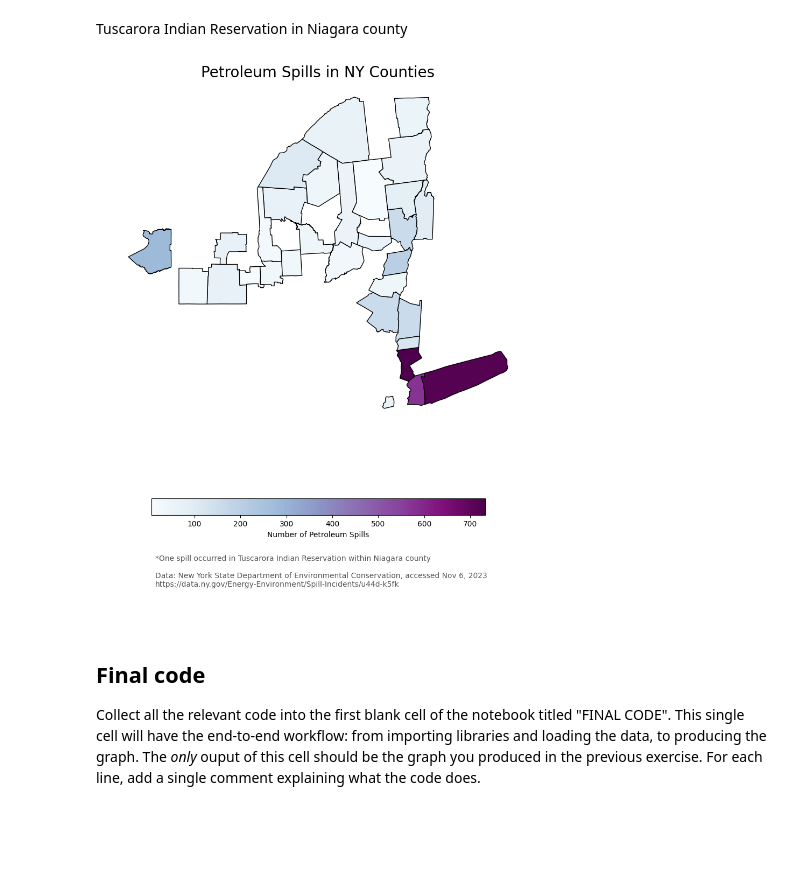
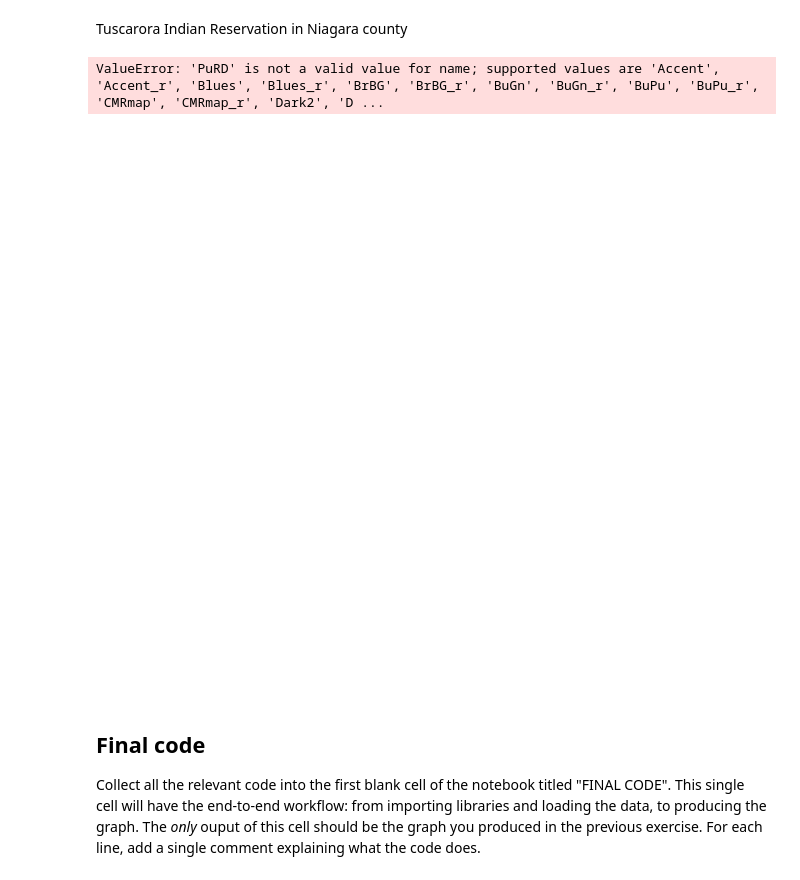
Before and after one commit to mwidas/220-assignment-3-mwidas, a Jupyter notebook: hwk3-task1-spills (1).ipynb, the cells around one changed output. Saved outputs shown, nothing was run; the diff lists cells and outputs as text; code cells hidden in the pictures; blank space fills up the shorter version.

```diff
--- a/hwk3-task1-spills (1).ipynb
+++ b/hwk3-task1-spills (1).ipynb
@@ -477,41 +686,46 @@ Your map should have (at least) the following updates:
 # %% [markdown]
 Tuscarora Indian Reservation in Niagara county
 # %%
-# your code here
+# create a final map
+# initialize figure and set size
 fig, ax = plt.subplots(figsize=(10, 12))
 
+# turn axis off
 ax.axis('off')
 
+# plot these graphs
 ny_counties.plot(ax=ax,
                       column='n_spills',
-                       cmap='BuPu',
+                       cmap='PuRd', #change map color to scale of purple to red
                        legend=True,
                        edgecolor='black',
                        legend_kwds={'shrink':.8,
                                     'label': 'Number of Petroleum Spills',
                                     'orientation': 'horizontal'
                                     }
                        )
 
-
-ax.set_title('Petroleum Spills in NY Counties',  fontsize=20)
+# set titles
+ax.set_title('Petroleum Spills in New York Counties in 2023',  fontsize=20)
 ax.set_xlabel('Longitude')
 ax.set_ylabel('Latitude')
 
 # annotate the data source
 ax.annotate("Data: New York State Department of Environmental Conservation, accessed Nov 6, 2023 \nhttps://data.ny.gov/Energy-Environment/Spill-Incidents/u44d-k5fk",
             xy=(0.11, .05), # position
             xycoords='figure fraction',
             fontsize=10,
             color='#555555')
+# annotate that we added a spill to Niagara County
 ax.annotate("*One spill occurred in Tuscarora Indian Reservation within Niagara county",
             xy=(0.11, .09), # position
             xycoords='figure fraction',
             fontsize=10,
             color='#555555')
 plt.show()
 # %% [output]
+ValueError: 'PuRD' is not a valid value for name; supported values are 'Accent', 'Accent_r', 'Blues', 'Blues_r', 'BrBG', 'BrBG_r', 'BuGn', 'BuGn_r', 'BuPu', 'BuPu_r', 'CMRmap', 'CMRmap_r', 'Dark2', 'D ...
-[figure, old version]
+[figure, new version]
 # %% [markdown]
 ## Final code
 
```
Also changed, not shown: parts of 21 cells of this notebook.
